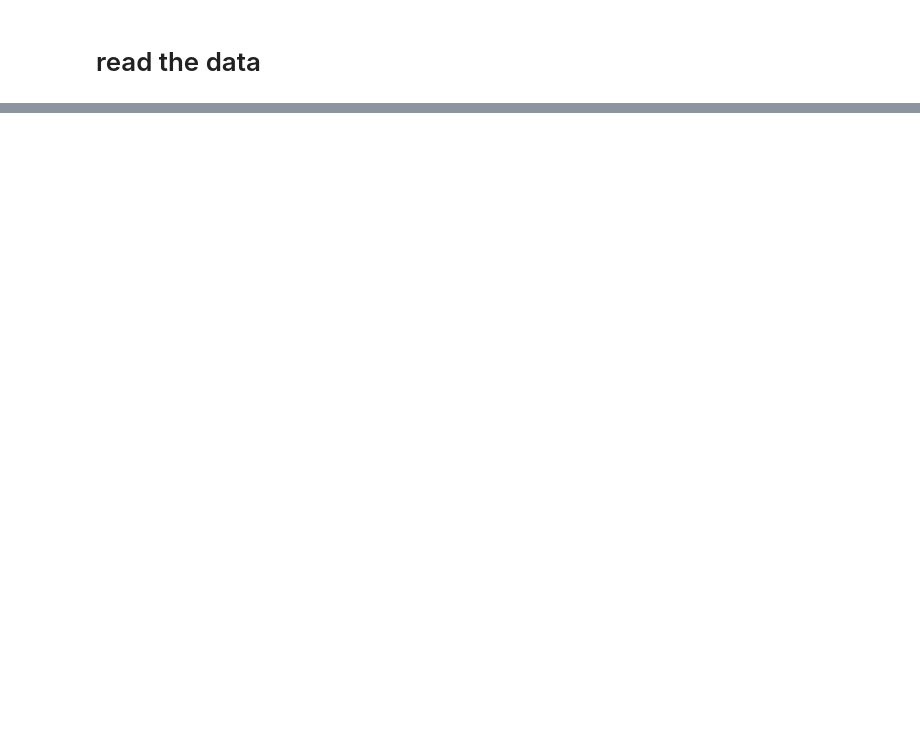
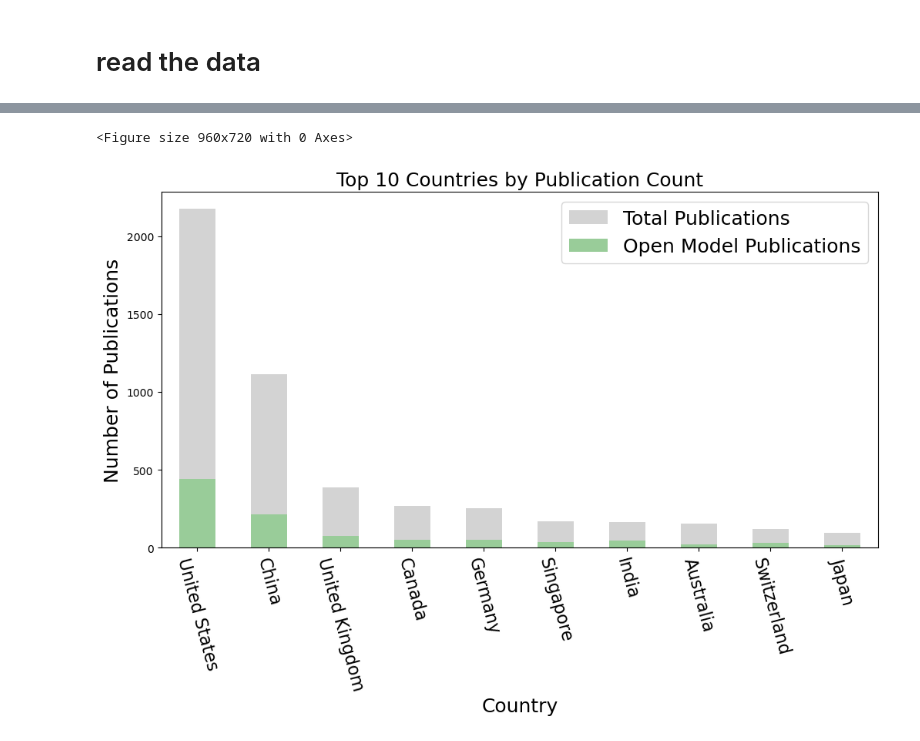
Before and after one commit to jiaweixu98/ChatGPTinnovationWaves, a Jupyter notebook: llm_redraw.ipynb, the cells around one changed output, grey strips where cells are left out. Drawn from its saved outputs; the diff is of its cells as text; code cells hidden in the pictures; blank space fills up the shorter version.

```diff
--- a/llm_redraw.ipynb
+++ b/llm_redraw.ipynb
@@ -25,0 +411,7 @@ llm_data
+# %%
+import ast
+import pandas as pd
+
+# Convert the strings in the 'Institute' column back to lists
+llm_data['Institute'] = llm_data['Institute'].apply(lambda x: ast.literal_eval(x) if isinstance(x, str) else pd.NA)
+llm_data['Institute'] = llm_data['Institute'].apply(lambda institutes: [institute for institute in institutes if institute not in ['Equal contribution', 'Equal Contribution']] if isinstance(institutes, list) else institutes)
@@ -25,0 +433,7 @@ llm_data
+# %%
+llm_data['Country'] = llm_data['Country'].apply(lambda x: ast.literal_eval(x) if isinstance(x, str) else pd.NA)
+# %%
+# Create a new DataFrame where the 'Institute' column is not NaN
+llm_data_institute = llm_data[llm_data['Institute'].notna()]
+# Create a new DataFrame where the 'Country' column is not NaN
+llm_data_country = llm_data[llm_data['Country'].notna()]
@@ -25,0 +733,64 @@ llm_data
+# %%
+def process_country_data(df, country_type):
+    # Create a DataFrame where each row represents a country
+    countries_df = pd.DataFrame({
+        'Country': [country for countries in df['Country'] for country in countries]
+    })
+
+    # Count the number of publications for each country
+    country_counts = countries_df['Country'].value_counts()
+
+    return country_counts
+
+# Process the data
+top_countries = process_country_data(llm_data_country, 'Country')
+open_model_data = llm_data_country[llm_data_country['OpenModelNumber'] != 0]
+open_model_counts = process_country_data(open_model_data, 'Country')
+
+# Keep only the common indices
+common_indices = open_model_counts.index.intersection(top_countries.index)
+open_model_counts = open_model_counts.loc[common_indices]
+top_countries = top_countries.loc[common_indices]
+
+# Convert to DataFrame and reset index
+top_countries_df = top_countries.reset_index().rename(columns={'index': 'Country', 'Country': 'Total Publications'})
+open_model_counts_df = open_model_counts.reset_index().rename(columns={'index': 'Country', 'Country': 'Open Model Publications'})
+
+# Merge the two dataframes
+merged_df = pd.merge(top_countries_df, open_model_counts_df, on='Country', how='outer')
+
+# Fill NaN values with 0
+merged_df.fillna(0, inplace=True)
+
+# Sort by 'Total Publications'
+merged_df.sort_values(by='Total Publications', ascending=False, inplace=True)
+
+# Reset index after sorting
+merged_df.reset_index(drop=True, inplace=True)
+
+# Select the top 20 countries
+top_20_countries = merged_df.head(10)
+
+# Set the DPI
+plt.figure(dpi=150)
+
+# Now you can plot using top_20_countries
+ax = top_20_countries.plot(x='Country', y='Total Publications', kind='bar', figsize=(12, 6), color='lightgray', label='Total Publications')
+top_20_countries.plot(x='Country', y='Open Model Publications', kind='bar', color='#99CC99', ax=ax, label='Open Model Publications')
+
+# Set the title and labels
+plt.title('Top 10 Countries by Publication Count',fontsize=18)
+plt.xlabel('Country',fontsize=18)
+plt.ylabel('Number of Publications',fontsize=18)
+
+# rotation
+plt.xticks(rotation=-75)
+plt.tick_params(axis='x', labelsize=16)
+# Add a legend
+plt.legend(fontsize=18)
+
+# Show the plot
+plt.show()
+# %% [output]
+<Figure size 960x720 with 0 Axes>
+[figure, added]
```
Also changed, not shown: parts of 38 cells of this notebook.
